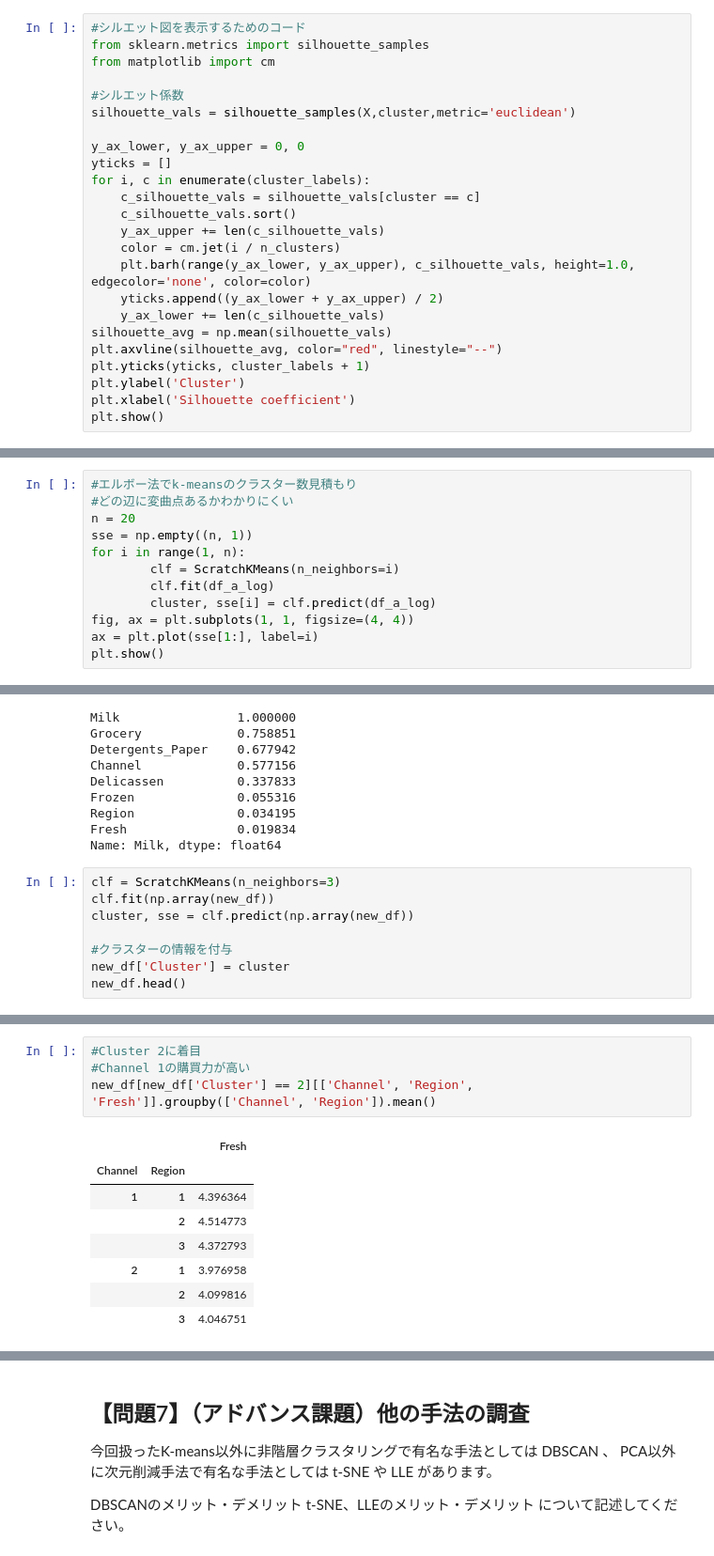
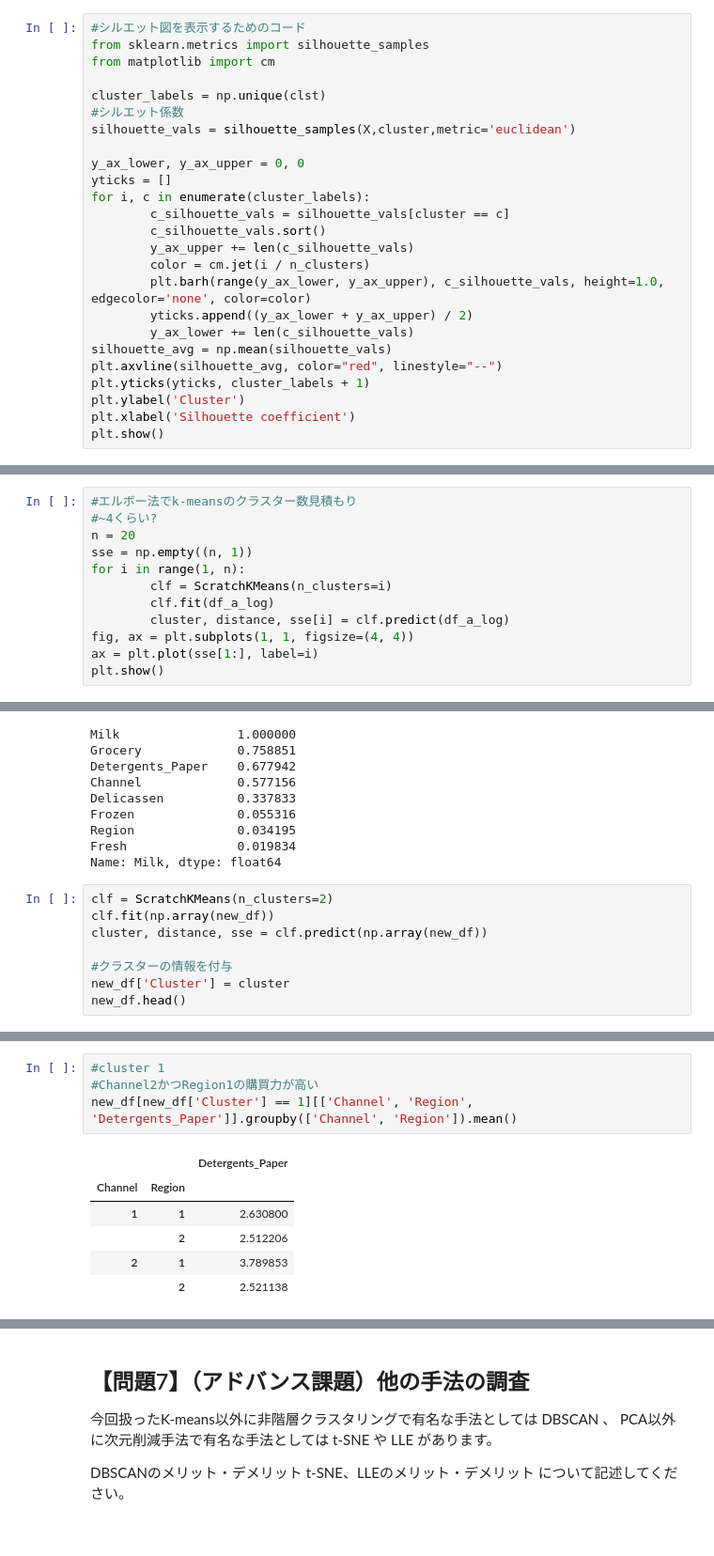
Before and after one commit to ohmorimori/diveintocode-ml, a Jupyter notebook: diveintocode-term1/sprint/sprint7/sprint7-ml-scratch-clustering.ipyn.ipynb, the cells around one changed output, grey strips where cells are left out. Shown at 94% size. Drawn from its saved outputs; the diff is of its cells as text.

```diff
--- a/diveintocode-term1/sprint/sprint7/sprint7-ml-scratch-clustering.ipyn.ipynb
+++ b/diveintocode-term1/sprint/sprint7/sprint7-ml-scratch-clustering.ipyn.ipynb
@@ -460,19 +238,20 @@ array([nan, nan, nan, nan, nan, nan, nan, nan, nan, nan, nan, nan, nan,
 from sklearn.metrics import silhouette_samples
 from matplotlib import cm
 
+cluster_labels = np.unique(clst)
 #シルエット係数
 silhouette_vals = silhouette_samples(X,cluster,metric='euclidean')
 
 y_ax_lower, y_ax_upper = 0, 0
 yticks = []
 for i, c in enumerate(cluster_labels):
-    c_silhouette_vals = silhouette_vals[cluster == c]
-    c_silhouette_vals.sort()
-    y_ax_upper += len(c_silhouette_vals)
-    color = cm.jet(i / n_clusters)
-    plt.barh(range(y_ax_lower, y_ax_upper), c_silhouette_vals, height=1.0, edgecolor='none', color=color)
-    yticks.append((y_ax_lower + y_ax_upper) / 2)
-    y_ax_lower += len(c_silhouette_vals)
+        c_silhouette_vals = silhouette_vals[cluster == c]
+        c_silhouette_vals.sort()
+        y_ax_upper += len(c_silhouette_vals)
+        color = cm.jet(i / n_clusters)
+        plt.barh(range(y_ax_lower, y_ax_upper), c_silhouette_vals, height=1.0, edgecolor='none', color=color)
+        yticks.append((y_ax_lower + y_ax_upper) / 2)
+        y_ax_lower += len(c_silhouette_vals)
 silhouette_avg = np.mean(silhouette_vals)
 plt.axvline(silhouette_avg, color="red", linestyle="--")
 plt.yticks(yticks, cluster_labels + 1)
@@ -563,12 +355,12 @@ pd.plotting.scatter_matrix(df_a_log, alpha=0.3, figsize=(15, 10));
 # %%
 #エルボー法でk-meansのクラスター数見積もり
-#どの辺に変曲点あるかわかりにくい
+#~4くらい?
 n = 20
 sse = np.empty((n, 1))
 for i in range(1, n):
-        clf = ScratchKMeans(n_neighbors=i)
+        clf = ScratchKMeans(n_clusters=i)
         clf.fit(df_a_log)
-        cluster, sse[i] = clf.predict(df_a_log)
+        cluster, distance, sse[i] = clf.predict(df_a_log)
 fig, ax = plt.subplots(1, 1, figsize=(4, 4))
 ax = plt.plot(sse[1:], label=i)
 plt.show()
@@ -681,9 +491,9 @@ Region              0.034195
 Fresh               0.019834
 Name: Milk, dtype: float64
 # %%
-clf = ScratchKMeans(n_neighbors=3)
+clf = ScratchKMeans(n_clusters=2)
 clf.fit(np.array(new_df))
-cluster, sse = clf.predict(np.array(new_df))
+cluster, distance, sse = clf.predict(np.array(new_df))
 
 #クラスターの情報を付与
 new_df['Cluster'] = cluster
@@ -769,14 +540,12 @@ new_df[new_df['Cluster'] == 2]
 # %%
-#Cluster 2に着目
-#Channel 1の購買力が高い
-new_df[new_df['Cluster'] == 2][['Channel', 'Region', 'Fresh']].groupby(['Channel', 'Region']).mean()
+#cluster 1
+#Channel2かつRegion1の購買力が高い
+new_df[new_df['Cluster'] == 1][['Channel', 'Region', 'Detergents_Paper']].groupby(['Channel', 'Region']).mean()
 # %% [output]
-|  |  | Fresh |
+|  |  | Detergents_Paper |
 | Channel | Region |  |
-| 1 | 1 | 4.396364 |
-|  | 2 | 4.514773 |
-|  | 3 | 4.372793 |
-| 2 | 1 | 3.976958 |
-|  | 2 | 4.099816 |
-|  | 3 | 4.046751 |
+| 1 | 1 | 2.630800 |
+|  | 2 | 2.512206 |
+| 2 | 1 | 3.789853 |
+|  | 2 | 2.521138 |
 # %%
```
Also changed, not shown: parts of 43 cells of this notebook.
